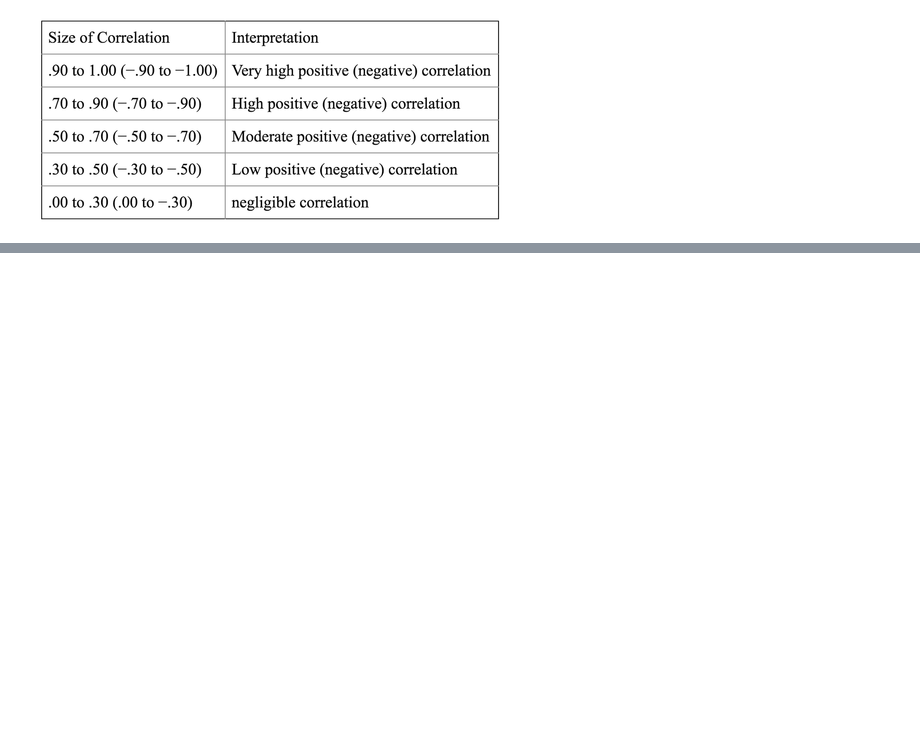
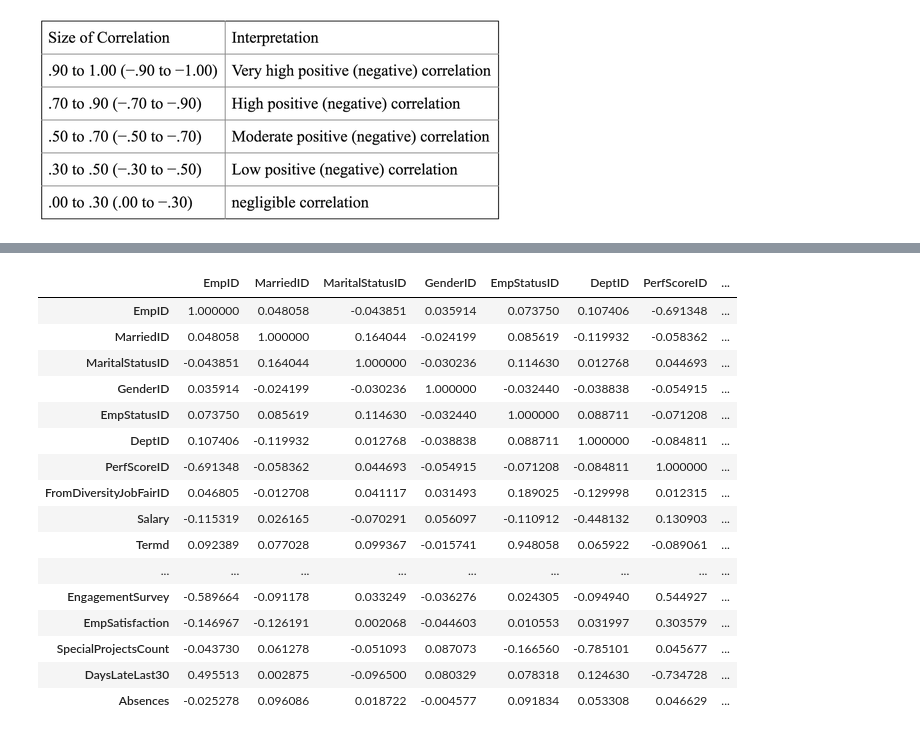
Before and after one commit to TheEolian/HR_Analysis, a Jupyter notebook: HR-Analysis.ipynb, the cells around one changed output, grey strips where cells are left out. Saved outputs shown, nothing was run; the diff lists cells and outputs as text; code cells hidden in the pictures; blank space fills up the shorter version.

```diff
--- a/HR-Analysis.ipynb
+++ b/HR-Analysis.ipynb
@@ -59,0 +78,21 @@ correlation
+# %%
+corr = df.corr()
+corr
+# %% [output]
+|  | EmpID | MarriedID | MaritalStatusID | GenderID | EmpStatusID | DeptID | PerfScoreID | ... |
+| EmpID | 1.000000 | 0.048058 | -0.043851 | 0.035914 | 0.073750 | 0.107406 | -0.691348 | ... |
+| MarriedID | 0.048058 | 1.000000 | 0.164044 | -0.024199 | 0.085619 | -0.119932 | -0.058362 | ... |
+| MaritalStatusID | -0.043851 | 0.164044 | 1.000000 | -0.030236 | 0.114630 | 0.012768 | 0.044693 | ... |
+| GenderID | 0.035914 | -0.024199 | -0.030236 | 1.000000 | -0.032440 | -0.038838 | -0.054915 | ... |
+| EmpStatusID | 0.073750 | 0.085619 | 0.114630 | -0.032440 | 1.000000 | 0.088711 | -0.071208 | ... |
+| DeptID | 0.107406 | -0.119932 | 0.012768 | -0.038838 | 0.088711 | 1.000000 | -0.084811 | ... |
+| PerfScoreID | -0.691348 | -0.058362 | 0.044693 | -0.054915 | -0.071208 | -0.084811 | 1.000000 | ... |
+| FromDiversityJobFairID | 0.046805 | -0.012708 | 0.041117 | 0.031493 | 0.189025 | -0.129998 | 0.012315 | ... |
+| Salary | -0.115319 | 0.026165 | -0.070291 | 0.056097 | -0.110912 | -0.448132 | 0.130903 | ... |
+| Termd | 0.092389 | 0.077028 | 0.099367 | -0.015741 | 0.948058 | 0.065922 | -0.089061 | ... |
+| ... | ... | ... | ... | ... | ... | ... | ... | ... |
+| EngagementSurvey | -0.589664 | -0.091178 | 0.033249 | -0.036276 | 0.024305 | -0.094940 | 0.544927 | ... |
+| EmpSatisfaction | -0.146967 | -0.126191 | 0.002068 | -0.044603 | 0.010553 | 0.031997 | 0.303579 | ... |
+| SpecialProjectsCount | -0.043730 | 0.061278 | -0.051093 | 0.087073 | -0.166560 | -0.785101 | 0.045677 | ... |
+| DaysLateLast30 | 0.495513 | 0.002875 | -0.096500 | 0.080329 | 0.078318 | 0.124630 | -0.734728 | ... |
+| Absences | -0.025278 | 0.096086 | 0.018722 | -0.004577 | 0.091834 | 0.053308 | 0.046629 | ... |
```
Also changed, not shown: parts of 8 cells of this notebook.
